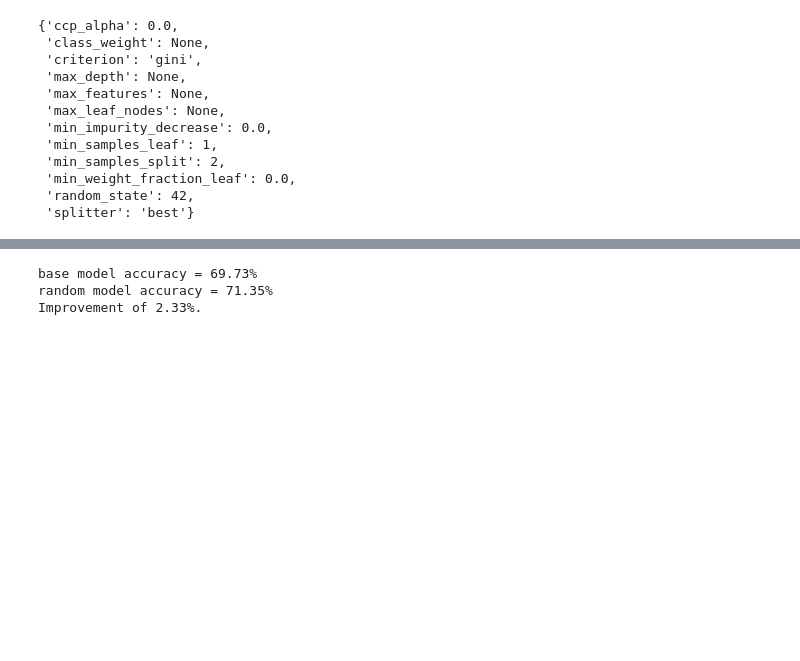
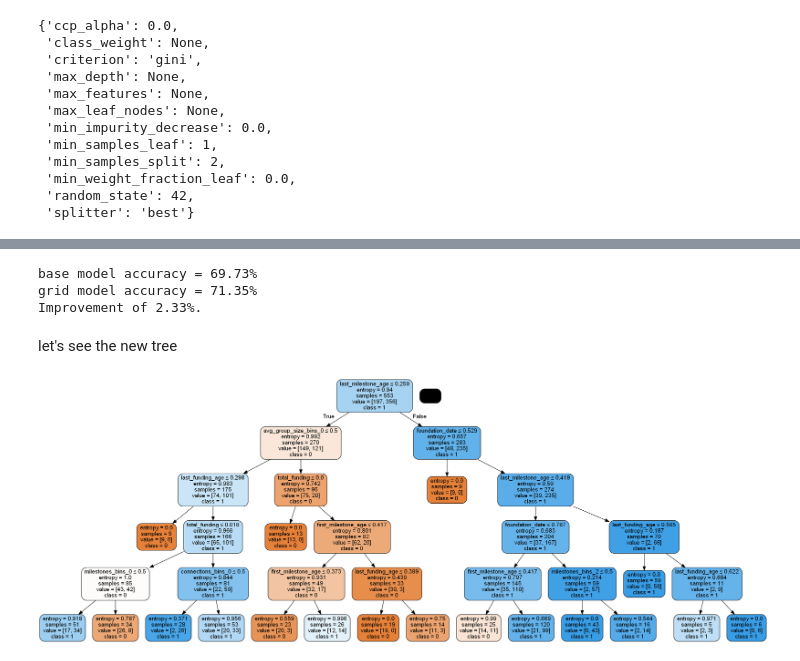
Before and after one commit to Liri-Be/DataMining, a Jupyter notebook: part-2/part2.ipynb, the cells around one changed output, grey strips where cells are left out. Cells and saved outputs as stored; diff of their text form; code cells hidden in the pictures; blank space fills up the shorter version.

```diff
--- a/part-2/part2.ipynb
+++ b/part-2/part2.ipynb
@@ -954,18 +1034,14 @@ dt_grid.best_params_
  'min_samples_split': 11,
  'splitter': 'best'}
-# %%
-clf.fit(X_train, y_train)
-dt_y_pred = clf.predict(X_test)
-dt_accuracy = metrics.accuracy_score(y_test, dt_y_pred)
-print('base model accuracy = {:0.2f}%'.format(dt_accuracy*100))
-
-best_grid = dt_grid.best_estimator_
-random_y_pred = best_grid.predict(X_test)
-random_accuracy = metrics.accuracy_score(y_test, random_y_pred)
-print('random model accuracy = {:0.2f}%'.format(random_accuracy*100))
-
-print('Improvement of {:0.2f}%.'.format(100 * (random_accuracy - dt_accuracy) / dt_accuracy))
-# %% [output]
-base model accuracy = 69.73%
-random model accuracy = 71.35%
-Improvement of 2.33%.
+# %%
+compareAccuracy(X_train, y_train, X_test, y_test, (clf, 'base'), (dt_grid.best_estimator_, 'grid'))
+# %% [output]
+base model accuracy = 69.73%
+grid model accuracy = 71.35%
+Improvement of 2.33%.
+# %% [markdown]
+let's see the new tree
+# %%
+presentTree(dt_grid.best_estimator_, X)
+# %% [output]
+[figure, added]
```
Also changed, not shown: parts of 30 cells of this notebook.
